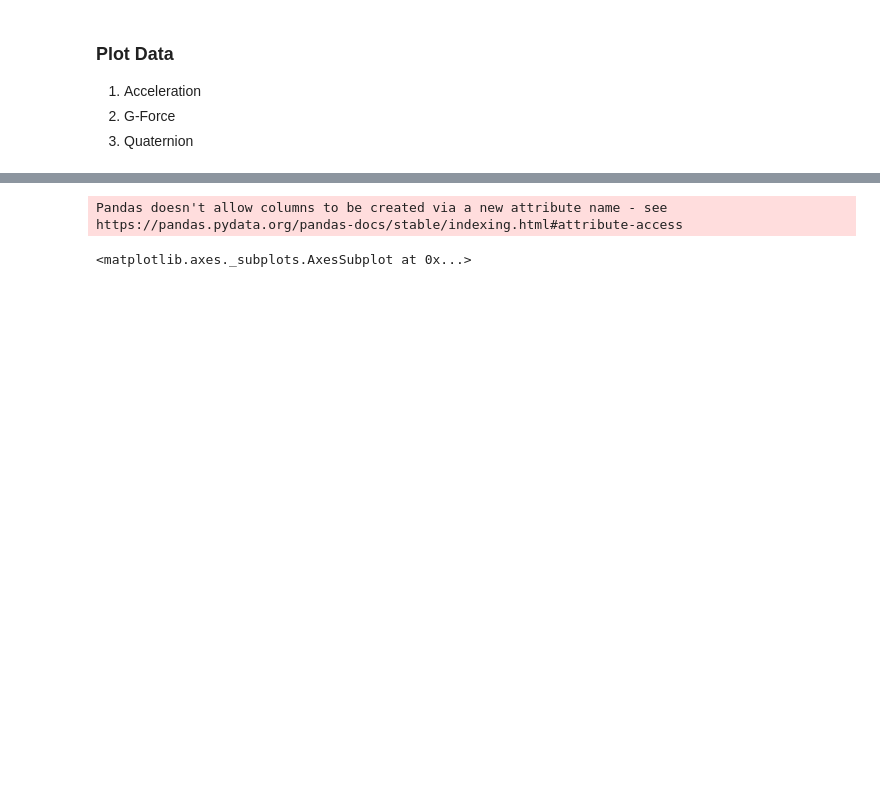
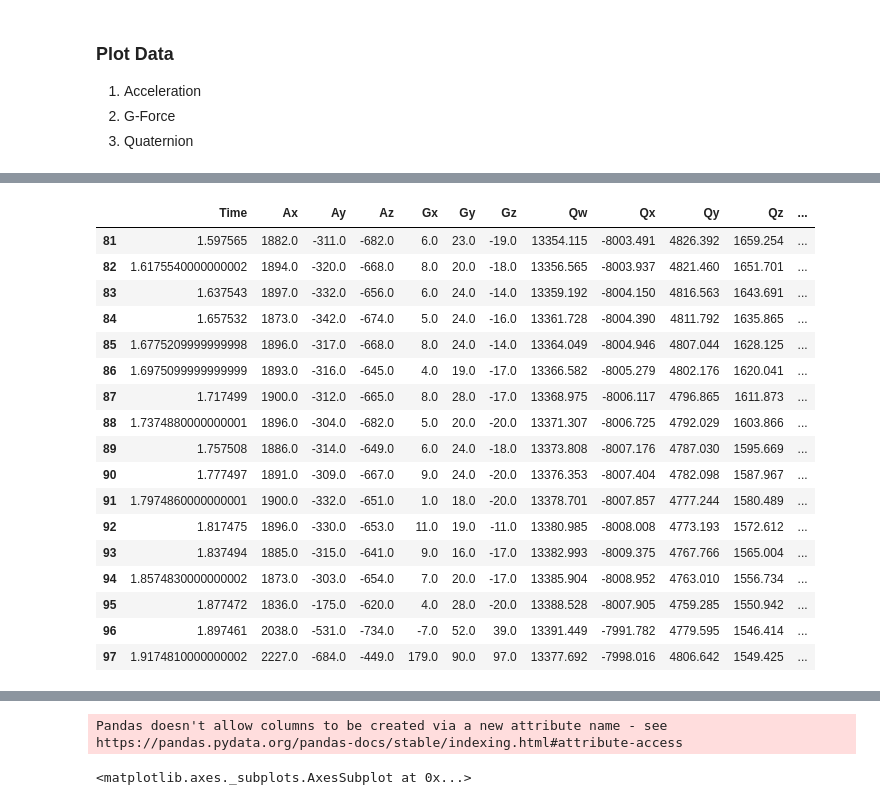
Before and after one commit to shellyginelle/zipline-acceleration-analysis, a Jupyter notebook: MRP - Post Processing Zip line Data.ipynb, the cells around one changed output, grey strips where cells are left out. Cells and saved outputs as stored; diff of their text form; code cells hidden in the pictures; blank space fills up the shorter version.

```diff
--- a/MRP - Post Processing Zip line Data.ipynb
+++ b/MRP - Post Processing Zip line Data.ipynb
@@ -215,0 +313,22 @@ Pandas doesn't allow columns to be created via a new attribute name - see https:
+# %%
+head_run1 = head_raw_df.iloc[74:91]
+head_run1
+# %% [output]
+|  | Time | Ax | Ay | Az | Gx | Gy | Gz | Qw | Qx | Qy | Qz | ... |
+| 81 | 1.597565 | 1882.0 | -311.0 | -682.0 | 6.0 | 23.0 | -19.0 | 13354.115 | -8003.491 | 4826.392 | 1659.254 | ... |
+| 82 | 1.6175540000000002 | 1894.0 | -320.0 | -668.0 | 8.0 | 20.0 | -18.0 | 13356.565 | -8003.937 | 4821.460 | 1651.701 | ... |
+| 83 | 1.637543 | 1897.0 | -332.0 | -656.0 | 6.0 | 24.0 | -14.0 | 13359.192 | -8004.150 | 4816.563 | 1643.691 | ... |
+| 84 | 1.657532 | 1873.0 | -342.0 | -674.0 | 5.0 | 24.0 | -16.0 | 13361.728 | -8004.390 | 4811.792 | 1635.865 | ... |
+| 85 | 1.6775209999999998 | 1896.0 | -317.0 | -668.0 | 8.0 | 24.0 | -14.0 | 13364.049 | -8004.946 | 4807.044 | 1628.125 | ... |
+| 86 | 1.6975099999999999 | 1893.0 | -316.0 | -645.0 | 4.0 | 19.0 | -17.0 | 13366.582 | -8005.279 | 4802.176 | 1620.041 | ... |
+| 87 | 1.717499 | 1900.0 | -312.0 | -665.0 | 8.0 | 28.0 | -17.0 | 13368.975 | -8006.117 | 4796.865 | 1611.873 | ... |
+| 88 | 1.7374880000000001 | 1896.0 | -304.0 | -682.0 | 5.0 | 20.0 | -20.0 | 13371.307 | -8006.725 | 4792.029 | 1603.866 | ... |
+| 89 | 1.757508 | 1886.0 | -314.0 | -649.0 | 6.0 | 24.0 | -18.0 | 13373.808 | -8007.176 | 4787.030 | 1595.669 | ... |
+| 90 | 1.777497 | 1891.0 | -309.0 | -667.0 | 9.0 | 24.0 | -20.0 | 13376.353 | -8007.404 | 4782.098 | 1587.967 | ... |
+| 91 | 1.7974860000000001 | 1900.0 | -332.0 | -651.0 | 1.0 | 18.0 | -20.0 | 13378.701 | -8007.857 | 4777.244 | 1580.489 | ... |
+| 92 | 1.817475 | 1896.0 | -330.0 | -653.0 | 11.0 | 19.0 | -11.0 | 13380.985 | -8008.008 | 4773.193 | 1572.612 | ... |
+| 93 | 1.837494 | 1885.0 | -315.0 | -641.0 | 9.0 | 16.0 | -17.0 | 13382.993 | -8009.375 | 4767.766 | 1565.004 | ... |
+| 94 | 1.8574830000000002 | 1873.0 | -303.0 | -654.0 | 7.0 | 20.0 | -17.0 | 13385.904 | -8008.952 | 4763.010 | 1556.734 | ... |
+| 95 | 1.877472 | 1836.0 | -175.0 | -620.0 | 4.0 | 28.0 | -20.0 | 13388.528 | -8007.905 | 4759.285 | 1550.942 | ... |
+| 96 | 1.897461 | 2038.0 | -531.0 | -734.0 | -7.0 | 52.0 | 39.0 | 13391.449 | -7991.782 | 4779.595 | 1546.414 | ... |
+| 97 | 1.9174810000000002 | 2227.0 | -684.0 | -449.0 | 179.0 | 90.0 | 97.0 | 13377.692 | -7998.016 | 4806.642 | 1549.425 | ... |
```
Also changed, not shown: parts of 12 cells of this notebook, 4 other files.
